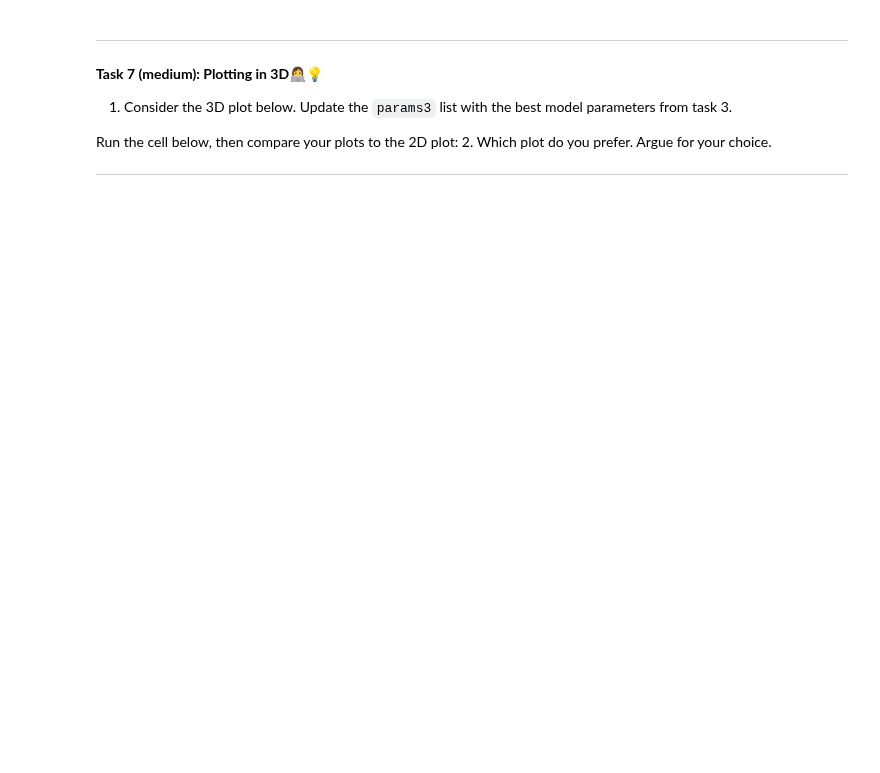
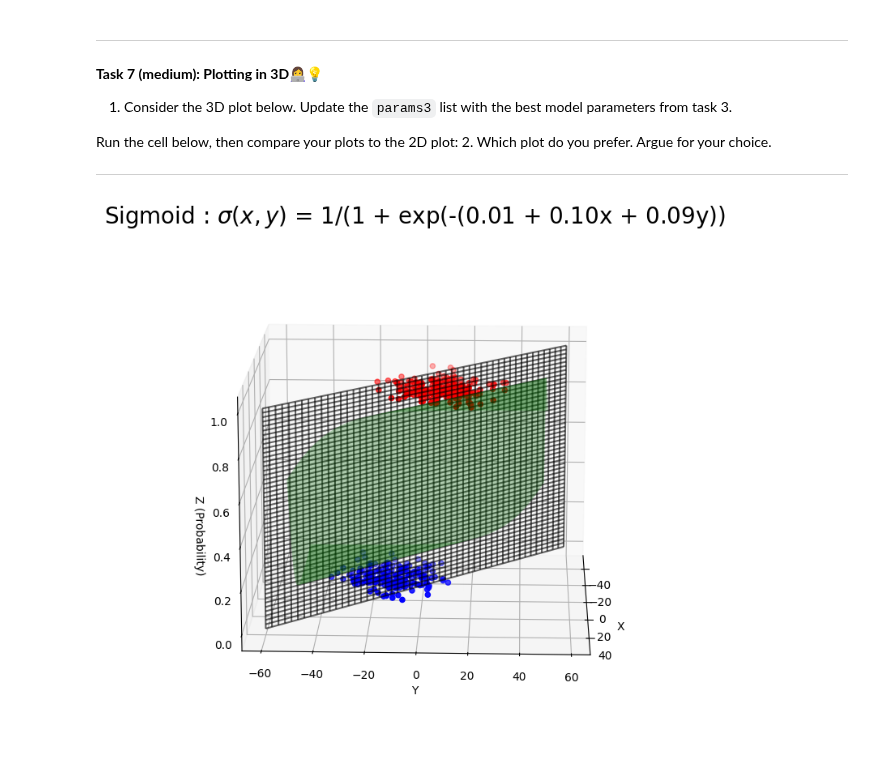
Before and after one commit to Mie-Jonasson/ComputerScienceMasters, a Jupyter notebook: IntroductionToMachineLearning/Exercises/W10/01-logistic_regression.ipynb, the cells around one changed output. Drawn from its saved outputs; the diff is of its cells as text; code cells hidden in the pictures; blank space fills up the shorter version.

```diff
--- a/IntroductionToMachineLearning/Exercises/W10/01-logistic_regression.ipynb
+++ b/IntroductionToMachineLearning/Exercises/W10/01-logistic_regression.ipynb
@@ -277,5 +318,5 @@ S = 100*np.eye(2)
 p1,q1 = np.random.multivariate_normal([20,8], S, 200).T
 p2,q2 = np.random.multivariate_normal([-10,-13], S, 200).T
 
-z1 = np.ones_like(q1)+np.random.normal(0,0.01,200)
-z2 = np.zeros_like(q2)+np.random.normal(0,0.01,200)
+z1 = np.ones_like(q1)
+z2 = np.zeros_like(q2)
@@ -361,7 +415,7 @@ Run the cell below, then compare your plots to the 2D plot:
 ---
 # %%
 # Fill the empty list below with the best model parameters from task 3
-params3 = []
+params3 = [0.01,0.1,0.085]
 
 # Plotting data point along with the sigmoid
 x = np.linspace(-50, 50, 1000)
@@ -370,32 +424,34 @@ X, Y = np.meshgrid(x, y)
 
 
 Z = sigmoid2D((X, Y),params3)
 
 fig = plt.figure(figsize=(15,7))
 
 # ----- First subplot: 3D sigmoid function -----
 ax1 = fig.add_subplot(1, 1, 1, projection='3d')  # 1 row, 2 columns, first plot
 
 # Decision boundary plane calculation
 y_decision_boundary = -(params3[0]/params3[2]) - (params3[1]/params3[2]) * x
 
 # Create mesh for decision boundary plane in 3D space
 Y_decision, Z_decision = np.meshgrid(y_decision_boundary, np.linspace(0, 1, 1000))  # z from 0 to 1 for probabilities
 X_decision = np.tile(x, (len(Y_decision), 1))  # x values remain constant for the plane
 
 # Plot the decision boundary as a wireframe to make it clearly visible
 boundary_surface = ax1.plot_wireframe(X_decision, Y_decision, Z_decision, color='black', alpha=0.6, label='Decision Boundary')
 sigmoid_surface = ax1.plot_surface(X, Y, Z, color='green', alpha=0.3)  # making it more transparent
 ax1.scatter(p1,q1,z1,'p',color ='red',label='class 1')
 ax1.scatter(p2,q2,z2,'o',color='blue', label='class 2')
 
 ax1.set_title(r"Sigmoid : $\sigma(x,y)$ = 1/(1 + exp(-(%.2f + %.2fx + %.2fy))"%(params3[0],params3[1],params3[2]), fontsize=20)
 ax1.set_xlabel('X')
 ax1.set_ylabel('Y')
 ax1.set_zlabel('Z (Probability)')
 ax1.view_init(elev=15., azim=2)
 
 plt.tight_layout()
 plt.show()
+# %% [output]
+[figure, added]
 # %%
 # write your reflections here
```
Also changed, not shown: parts of 18 cells of this notebook, 2 other files.
